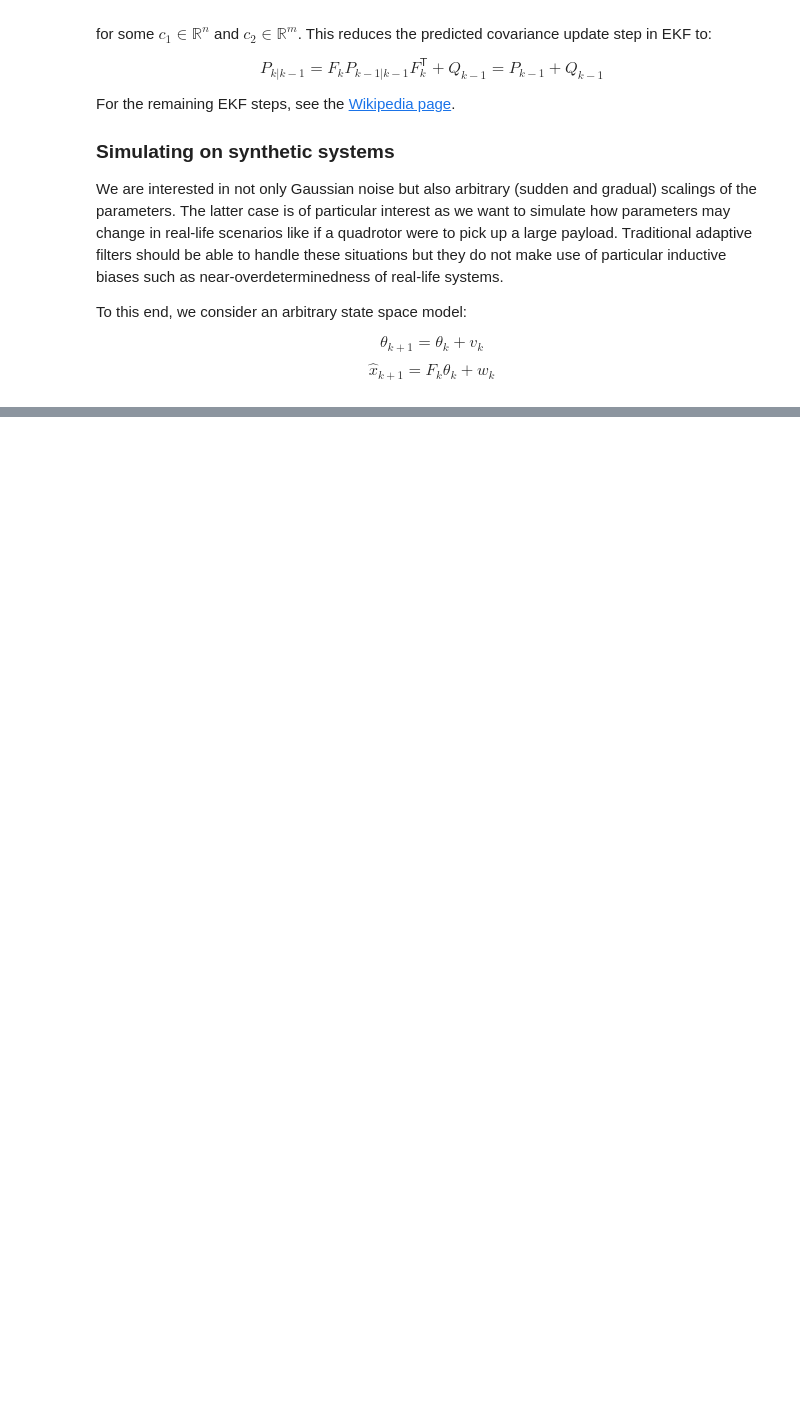
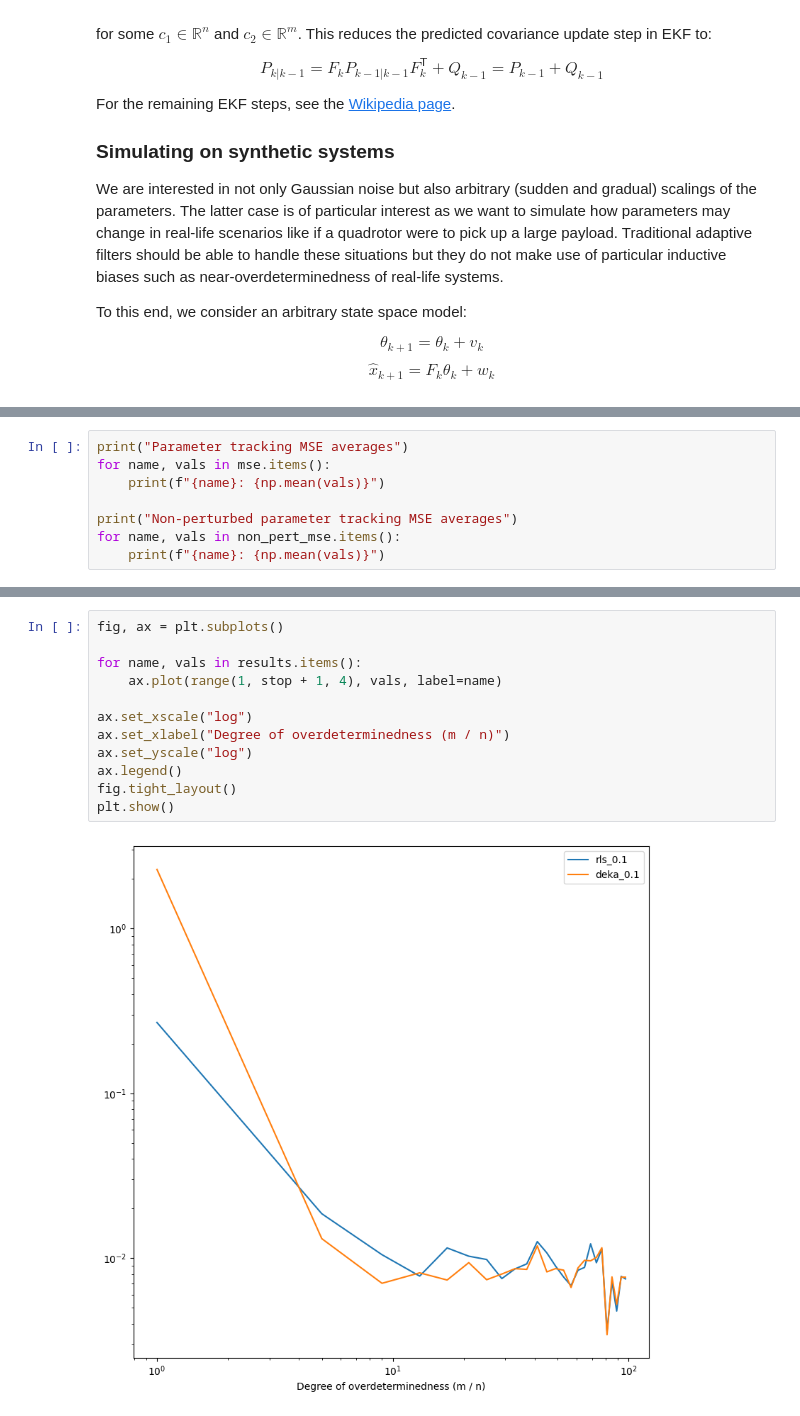
Before and after one commit to ChrisSha0104/Online-Parameter-Estimation-Using-the-Kaczmarz-Method, a Jupyter notebook: python/random_systems.ipynb, the cells around one changed output, grey strips where cells are left out. Saved outputs shown, nothing was run; the diff lists cells and outputs as text; blank space fills up the shorter version.

```diff
--- a/python/random_systems.ipynb
+++ b/python/random_systems.ipynb
@@ -138,0 +211,8 @@ plt.show()
+# %%
+print("Parameter tracking MSE averages")
+for name, vals in mse.items():
+    print(f"{name}: {np.mean(vals)}")
+
+print("Non-perturbed parameter tracking MSE averages")
+for name, vals in non_pert_mse.items():
+    print(f"{name}: {np.mean(vals)}")
@@ -138,0 +293,14 @@ plt.show()
+# %%
+fig, ax = plt.subplots()
+
+for name, vals in results.items():
+    ax.plot(range(1, stop + 1, 4), vals, label=name)
+
+ax.set_xscale("log")
+ax.set_xlabel("Degree of overdeterminedness (m / n)")
+ax.set_yscale("log")
+ax.legend()
+fig.tight_layout()
+plt.show()
+# %% [output]
+[figure, added]
```
Also changed, not shown: parts of 10 cells of this notebook, 3 other files.
